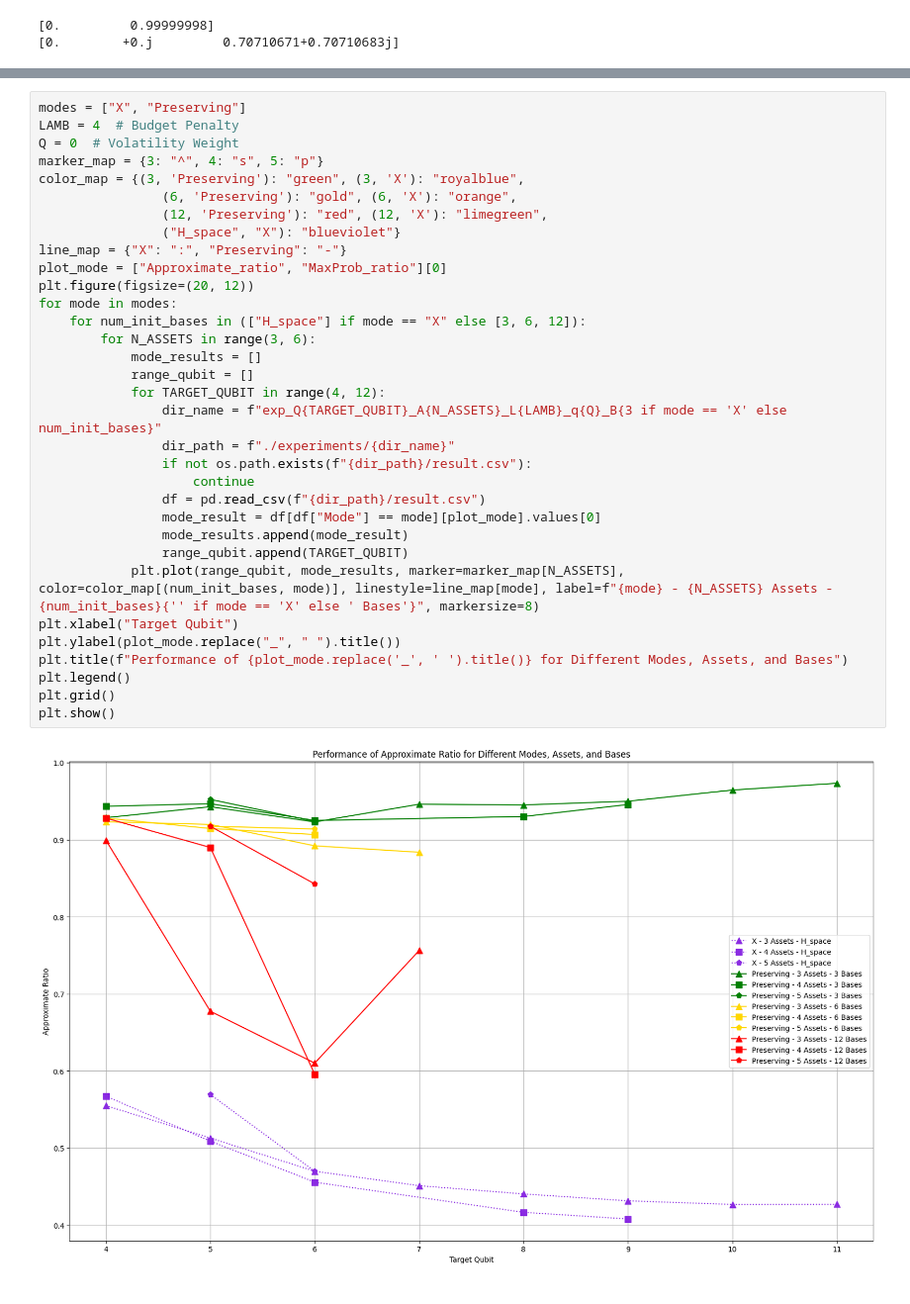
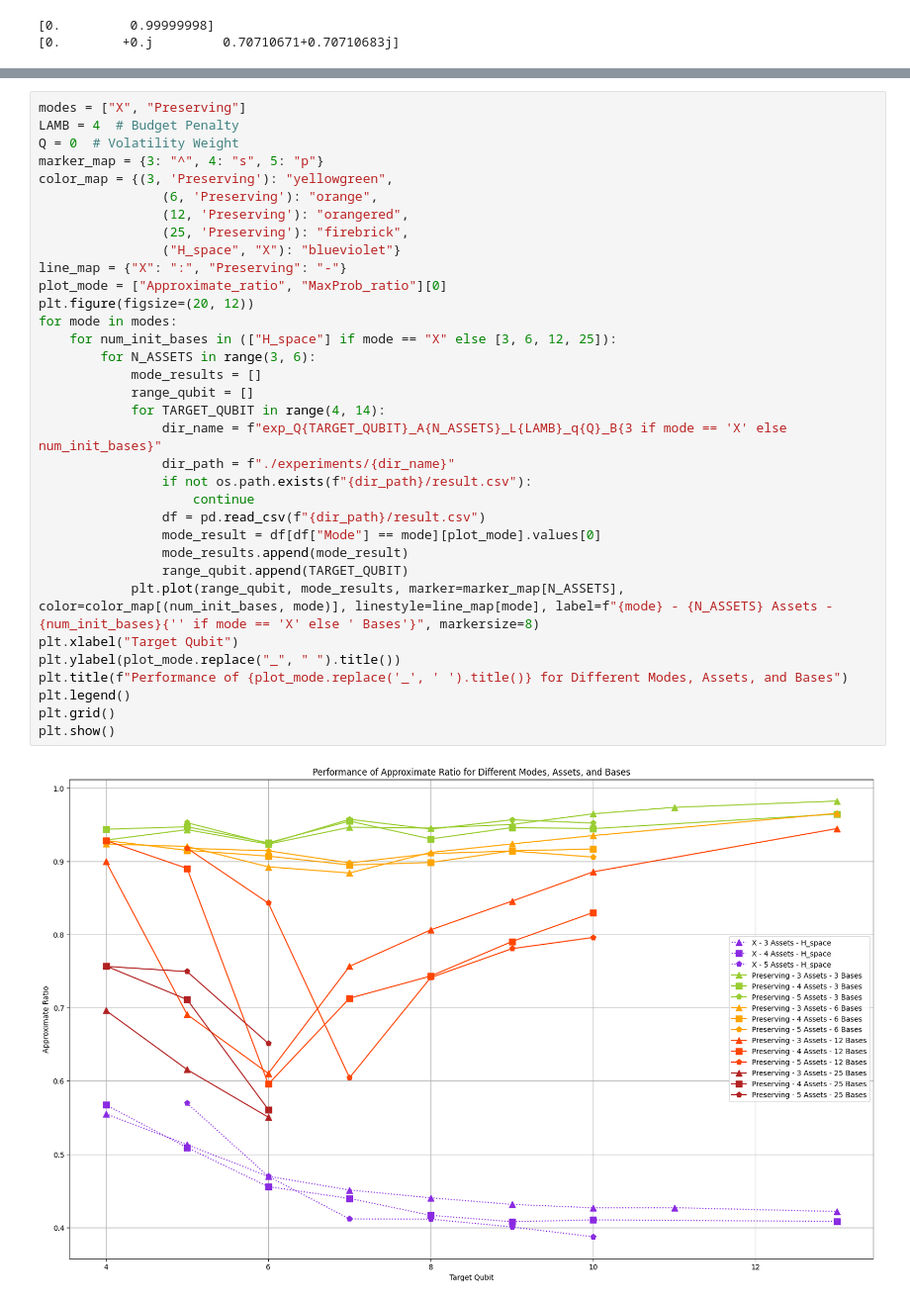
Before and after one commit to AndewNN/Quantum_Computing, a Jupyter notebook: CUDA/0.ipynb, the cells around one changed output, grey strips where cells are left out. Shown at 99% size. Cells and saved outputs as stored; diff of their text form.

```diff
--- a/CUDA/0.ipynb
+++ b/CUDA/0.ipynb
@@ -68,35 +69,36 @@ print(cudaq.draw(kk, c))
 # %%
 modes = ["X", "Preserving"]
 LAMB = 4  # Budget Penalty
 Q = 0  # Volatility Weight
 marker_map = {3: "^", 4: "s", 5: "p"}
-color_map = {(3, 'Preserving'): "green", (3, 'X'): "royalblue",
-                (6, 'Preserving'): "gold", (6, 'X'): "orange",
-                (12, 'Preserving'): "red", (12, 'X'): "limegreen",
+color_map = {(3, 'Preserving'): "yellowgreen",
+                (6, 'Preserving'): "orange",
+                (12, 'Preserving'): "orangered",
+                (25, 'Preserving'): "firebrick",
                 ("H_space", "X"): "blueviolet"}
 line_map = {"X": ":", "Preserving": "-"}
 plot_mode = ["Approximate_ratio", "MaxProb_ratio"][0]
 plt.figure(figsize=(20, 12))
 for mode in modes:
-    for num_init_bases in (["H_space"] if mode == "X" else [3, 6, 12]):
+    for num_init_bases in (["H_space"] if mode == "X" else [3, 6, 12, 25]):
         for N_ASSETS in range(3, 6):
             mode_results = []
             range_qubit = []
-            for TARGET_QUBIT in range(4, 12):
+            for TARGET_QUBIT in range(4, 14):
                 dir_name = f"exp_Q{TARGET_QUBIT}_A{N_ASSETS}_L{LAMB}_q{Q}_B{3 if mode == 'X' else num_init_bases}"
                 dir_path = f"./experiments/{dir_name}"
                 if not os.path.exists(f"{dir_path}/result.csv"):
                     continue
                 df = pd.read_csv(f"{dir_path}/result.csv")
                 mode_result = df[df["Mode"] == mode][plot_mode].values[0]
                 mode_results.append(mode_result)
                 range_qubit.append(TARGET_QUBIT)
             plt.plot(range_qubit, mode_results, marker=marker_map[N_ASSETS], color=color_map[(num_init_bases, mode)], linestyle=line_map[mode], label=f"{mode} - {N_ASSETS} Assets - {num_init_bases}{'' if mode == 'X' else ' Bases'}", markersize=8)
 plt.xlabel("Target Qubit")
 plt.ylabel(plot_mode.replace("_", " ").title())
 plt.title(f"Performance of {plot_mode.replace('_', ' ').title()} for Different Modes, Assets, and Bases")
 plt.legend()
 plt.grid()
 plt.show()
 # %% [output]
-[figure, old version]
+[figure, new version]
```
Also changed, not shown: parts of 4 cells of this notebook, 2 other files.
